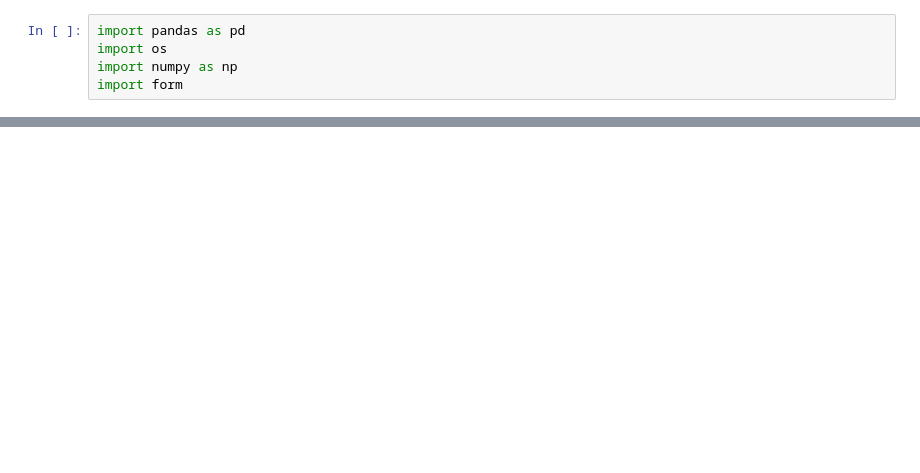
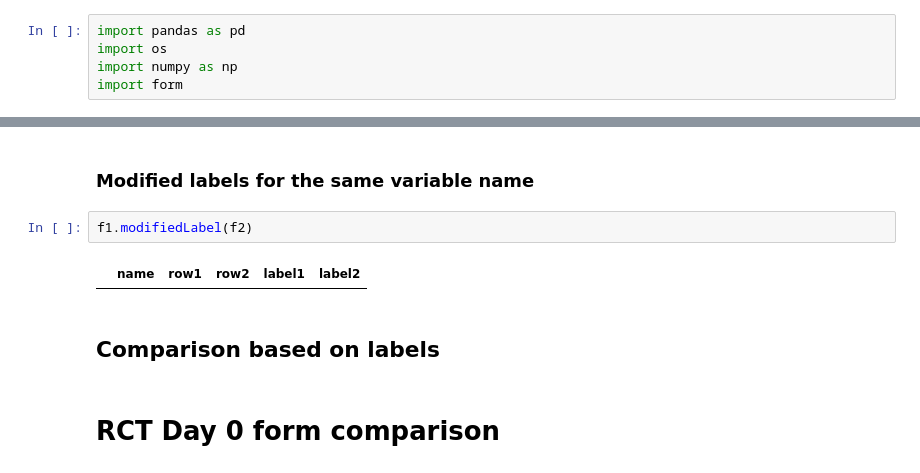
Before and after one commit to Research-IT-Swiss-TPH/dct-comparator, a Jupyter notebook: extract_info_from_xlsforms.ipynb, the cells around one changed output, grey strips where cells are left out. Saved outputs shown, nothing was run; the diff lists cells and outputs as text; blank space fills up the shorter version.

```diff
--- a/extract_info_from_xlsforms.ipynb
+++ b/extract_info_from_xlsforms.ipynb
@@ -107,0 +50,10 @@ f1.removedQuestions(f2)
+# %% [markdown]
+### Modified labels for the same variable name
+# %%
+f1.modifiedLabel(f2)
+# %% [output]
+|  | name | row1 | row2 | label1 | label2 |
+# %% [markdown]
+## Comparison based on labels
+# %% [markdown]
+# RCT Day 0 form comparison
```
Also changed, not shown: parts of 35 cells of this notebook, 13 other files.
